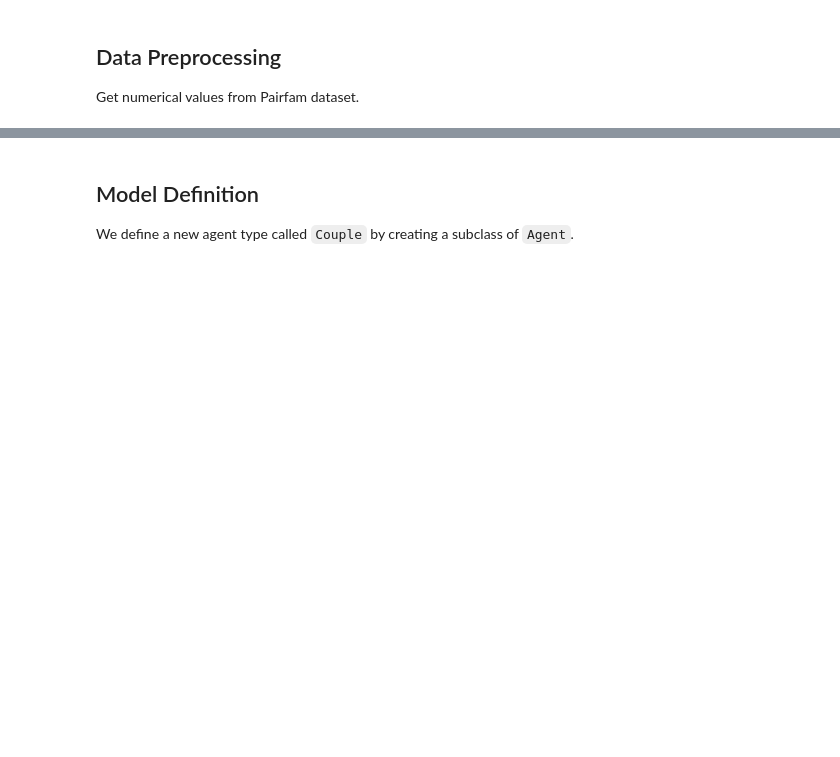
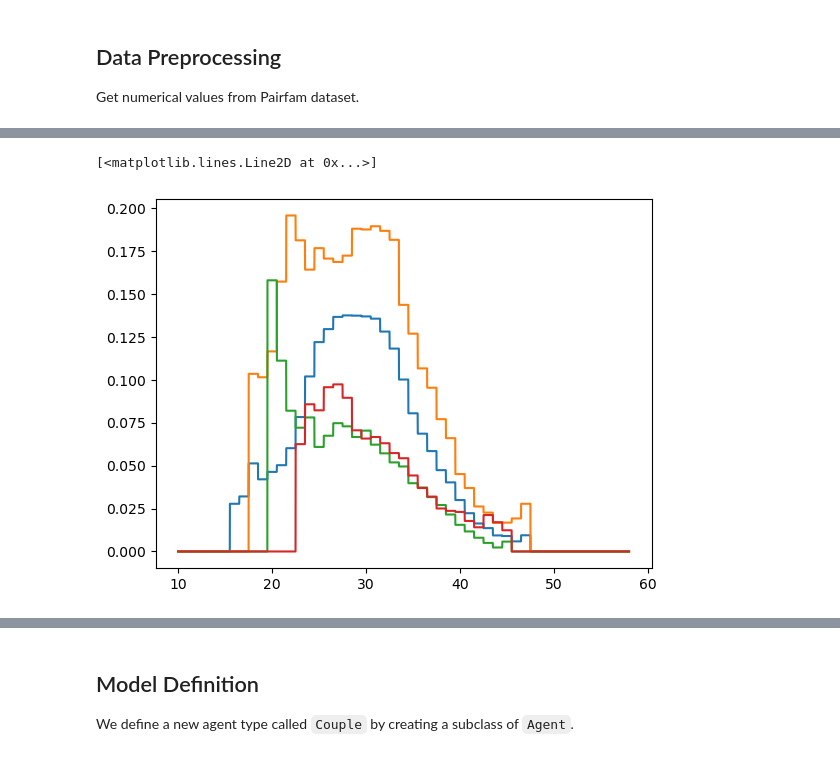
Before and after one commit to jperezvisaires/pairfam-multisim, a Jupyter notebook: notebooks/agentpy_fertility.ipynb, the cells around one changed output, grey strips where cells are left out. Drawn from its saved outputs; the diff is of its cells as text; code cells hidden in the pictures; blank space fills up the shorter version.

```diff
--- a/notebooks/agentpy_fertility.ipynb
+++ b/notebooks/agentpy_fertility.ipynb
@@ -88,0 +320,19 @@ Categories (2, object): ['0 Fertile', '1 Infertile']
+# %%
+# Calculate P(child | age, num_children)
+
+# Create dataframes per wave change.
+age_child_1 = select_age(diff_1)[["age", "nkidsbio", "birth"]].reset_index(drop = True)
+age_child_2 = select_age(diff_2)[["age", "nkidsbio", "birth"]].reset_index(drop = True)
+age_child_3 = select_age(diff_3)[["age", "nkidsbio", "birth"]].reset_index(drop = True)
+age_child_4 = select_age(diff_4)[["age", "nkidsbio", "birth"]].reset_index(drop = True)
+age_child_5 = select_age(diff_5)[["age", "nkidsbio", "birth"]].reset_index(drop = True)
+age_child_6 = select_age(diff_6)[["age", "nkidsbio", "birth"]].reset_index(drop = True)
+age_child_7 = select_age(diff_7)[["age", "nkidsbio", "birth"]].reset_index(drop = True)
+
+# Concatenate dataframes.
+age_child_total = pd.concat([age_child_1, age_child_2])
+age_child_total = pd.concat([age_child_total, age_child_3])
+age_child_total = pd.concat([age_child_total, age_child_4])
+age_child_total = pd.concat([age_child_total, age_child_5])
+age_child_total = pd.concat([age_child_total, age_child_6])
+age_child_total = pd.concat([age_child_total, age_child_7])
@@ -88,0 +373,26 @@ Categories (2, object): ['0 Fertile', '1 Infertile']
+# %%
+# Quadratic interpolation of the curves.
+# https://docs.scipy.org/doc/scipy/reference/generated/scipy.interpolate.interp1d.html#scipy.interpolate.interp1d
+
+age_obs = np.array(age_list)
+age_inter = np.linspace(age_obs.min(), age_obs.max(), num = 10000)
+
+ratio_obs_0 = np.array(ratio_list_0)
+inter_0 = interpolate.interp1d(age_obs, ratio_obs_0, kind = "nearest")
+
+ratio_obs_1 = np.array(ratio_list_1)
+inter_1 = interpolate.interp1d(age_obs, ratio_obs_1, kind = "nearest")
+
+ratio_obs_2 = np.array(ratio_list_2)
+inter_2 = interpolate.interp1d(age_obs, ratio_obs_2, kind = "nearest")
+
+ratio_obs_3 = np.array(ratio_list_3)
+inter_3 = interpolate.interp1d(age_obs, ratio_obs_3, kind = "nearest")
+# %%
+plt.plot(age_inter, inter_0(age_inter))
+plt.plot(age_inter, inter_1(age_inter))
+plt.plot(age_inter, inter_2(age_inter))
+plt.plot(age_inter, inter_3(age_inter))
+# %% [output]
+[<matplotlib.lines.Line2D at 0x...>]
+[figure, added]
```
Also changed, not shown: parts of 47 cells of this notebook, 1 other file.
